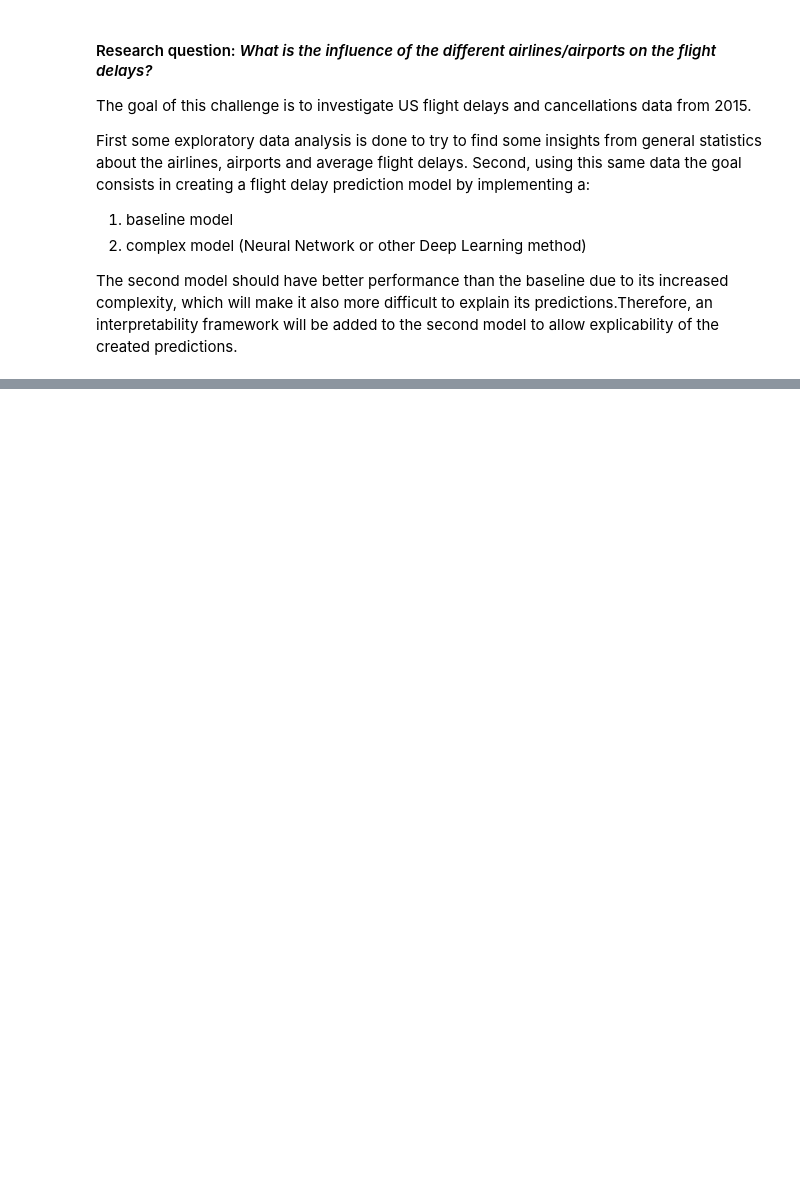
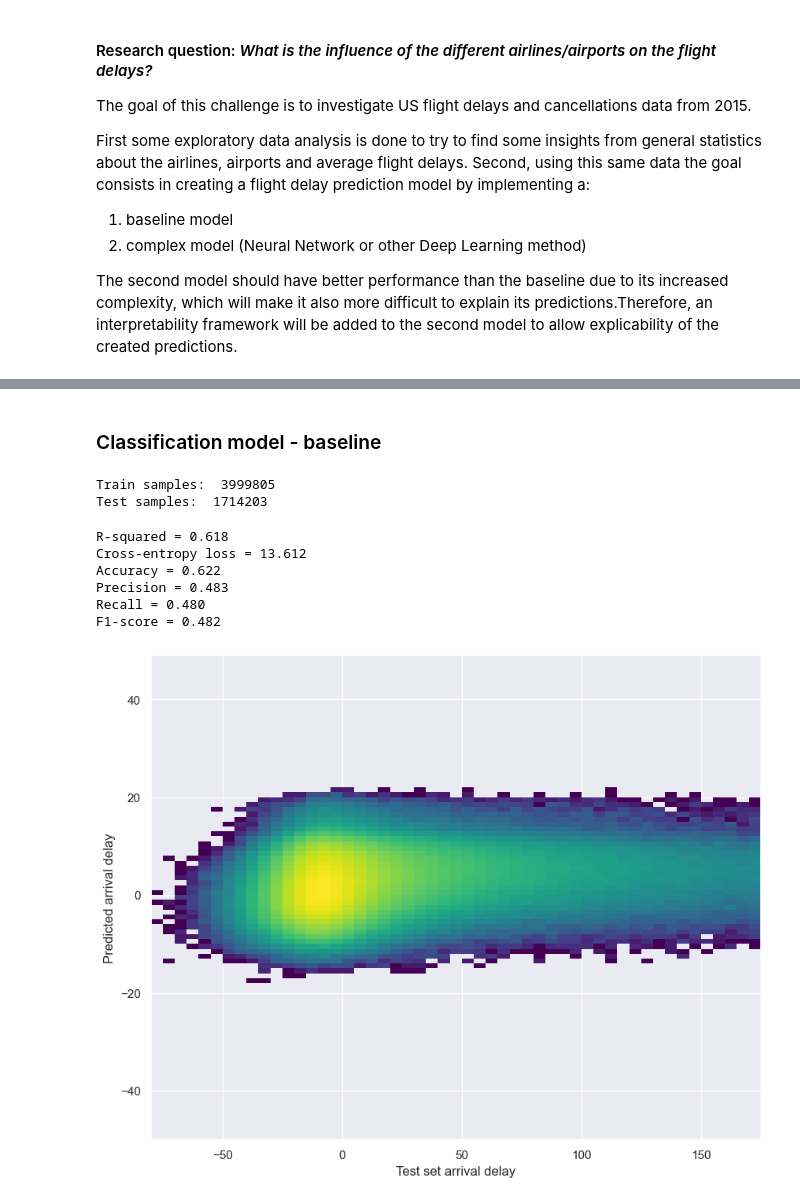
Before and after one commit to cezaryjanuszek/FlightDelays_prediction, a Jupyter notebook: PredictionModel_baseline.ipynb, the cells around one changed output, grey strips where cells are left out. Saved outputs shown, nothing was run; the diff lists cells and outputs as text; code cells hidden in the pictures; blank space fills up the shorter version.

Commit message:
first baseline

```diff
--- a/PredictionModel_baseline.ipynb
+++ b/PredictionModel_baseline.ipynb
@@ -112,0 +112,59 @@ flights_df = flights_df.drop('TAIL_NUMBER', axis=1)
+# %%
+flights_df['FLIGHT_DELAY'] = (flights_df['ARRIVAL_DELAY'] > 0).apply(int)
+flights_df = flights_df.drop('ARRIVAL_DELAY', axis=1)
+# %% [markdown]
+### Classification model - baseline
+# %%
+# separate data into feature matrix X and target variable vector Y
+X = pd.get_dummies(flights_df.drop('FLIGHT_DELAY', axis=1))
+Y = flights_df['FLIGHT_DELAY']
+# %%
+# train-test split with test size of 0.3
+X_train, X_test, Y_train, Y_test = train_test_split(X, Y, test_size=0.3, random_state=42, stratify=Y)
+print('Train samples: ', X_train.shape[0])
+print('Test samples: ', X_test.shape[0])
+
+# standardizing training data
+#scaler = StandardScaler().fit(X_train)
+#X_train = scaler.transform(X_train)
+#X_test = scaler.transform(X_test)
+# %% [output]
+Train samples:  3999805
+Test samples:  1714203
+# %%
+# define the model
+
+clf_model = DecisionTreeClassifier(class_weight='balanced')
+clf_model.fit(X_train, Y_train)
+
+scores = cross_val_score(clf_model, X_train, Y_train, cv=5)
+print('R-squared = {:.3f}'.format(scores.mean()))
+
+y_pred_proba = clf_model.predict_proba(X_test)
+loss = log_loss(Y_test, y_pred_proba)
+y_pred = clf_model.predict(X_test)
+acc = accuracy_score(Y_test, y_pred)
+precision = precision_score(Y_test, y_pred)
+recall = recall_score(Y_test, y_pred)
+f1 = f1_score(Y_test, y_pred)
+
+print('Cross-entropy loss = {:.3f}'.format(loss))
+print('Accuracy = {:.3f}'.format(acc))
+print('Precision = {:.3f}'.format(precision))
+print('Recall = {:.3f}'.format(recall))
+print('F1-score = {:.3f}'.format(f1))
+# %% [output]
+R-squared = 0.618
+Cross-entropy loss = 13.612
+Accuracy = 0.622
+Precision = 0.483
+Recall = 0.480
+F1-score = 0.482
+# %%
+plt.figure()
+plt.hist2d(x=Y_test, y=y_pred, bins=(np.arange(-80, 180, 5), np.arange(-50, 50, 1)), cmin=1, cmap='viridis', norm='log')
+plt.xlabel('Test set arrival delay')
+plt.ylabel('Predicted arrival delay')
+plt.show()
+# %% [output]
+[figure, added]
```
Also changed, not shown: parts of 8 cells of this notebook, 1 other file.
